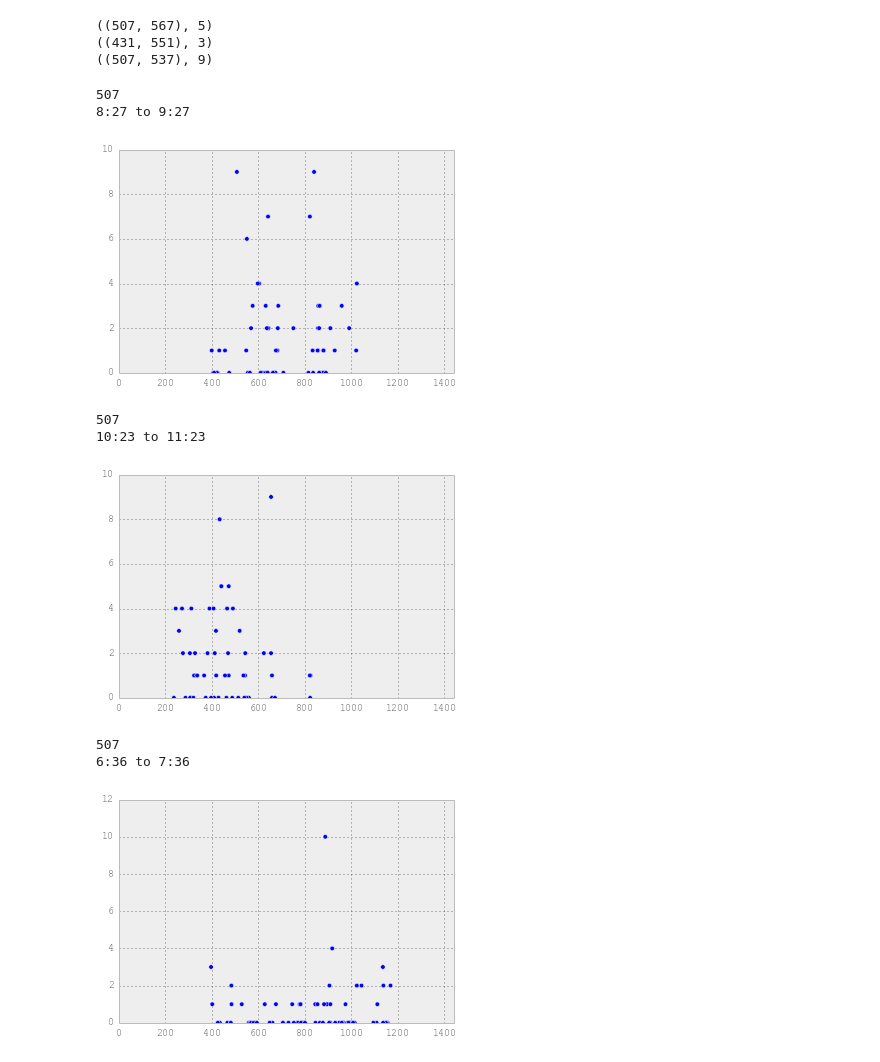
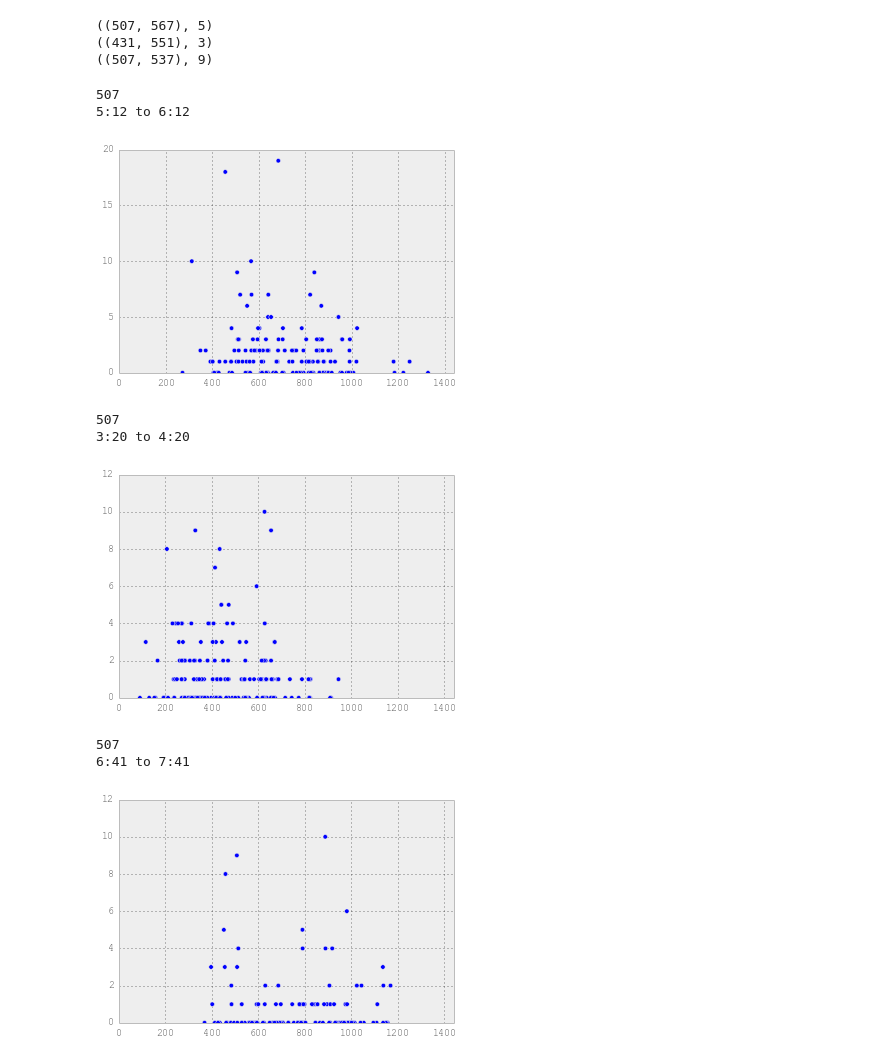
Before and after one commit to codeforgood2015/drf, a Jupyter notebook: notebooks/TimeAnalyzation.ipynb, the cells around one changed output. Saved outputs shown, nothing was run; the diff lists cells and outputs as text; code cells hidden in the pictures.

```diff
--- a/notebooks/TimeAnalyzation.ipynb
+++ b/notebooks/TimeAnalyzation.ipynb
@@ -247,7 +247,7 @@ def minutes_to_time(myMinutes):
 #caclulate the things
 
 ### HANDICAPPED INTERNATIONAL ####
-df = make_df('hi_unitedstates', 100)
+df = make_df('hi_unitedstates', 300)
 np_array = get_np_array(df)
 li = get_list_of_tweets(np_array)
 my_plot = make_plot(li)
@@ -261,31 +261,31 @@ end_time = minutes_to_time(end_minutes)
 print start_time + " to " + end_time
 # %% [output]
 507
-8:27 to 9:27
+5:12 to 6:12
-[figure, old version]
+[figure, new version]
 # %%
 ### INCLUSION INTERNATIONAL ####
 # note: Inclusion International is based in London, which is 5 hours ahead of Boston.
 
-df = make_df('inclusionintl', 100)
+df = make_df('inclusionintl', 300)
 np_array = get_np_array(df)
 li = get_list_of_tweets(np_array)
 my_plot = make_plot(li)
 
 info = best_time(li, 60)
 start_minutes = info[0][0]
 end_minutes = info[0][1]
 print minutes
 start_time = minutes_to_time(start_minutes)
 end_time = minutes_to_time(end_minutes)
 print start_time + " to " + end_time
 # %% [output]
 507
-10:23 to 11:23
+3:20 to 4:20
-[figure, old version]
+[figure, new version]
 # %%
 ### DRF ####
-df = make_df('DisabRightsFund', 100)
+df = make_df('DisabRightsFund', 300)
 np_array = get_np_array(df)
 li = get_list_of_tweets(np_array)
 my_plot = make_plot(li)
@@ -299,5 +299,5 @@ end_time = minutes_to_time(end_minutes)
 print start_time + " to " + end_time
 # %% [output]
 507
-6:36 to 7:36
+6:41 to 7:41
-[figure, old version]
+[figure, new version]
```
